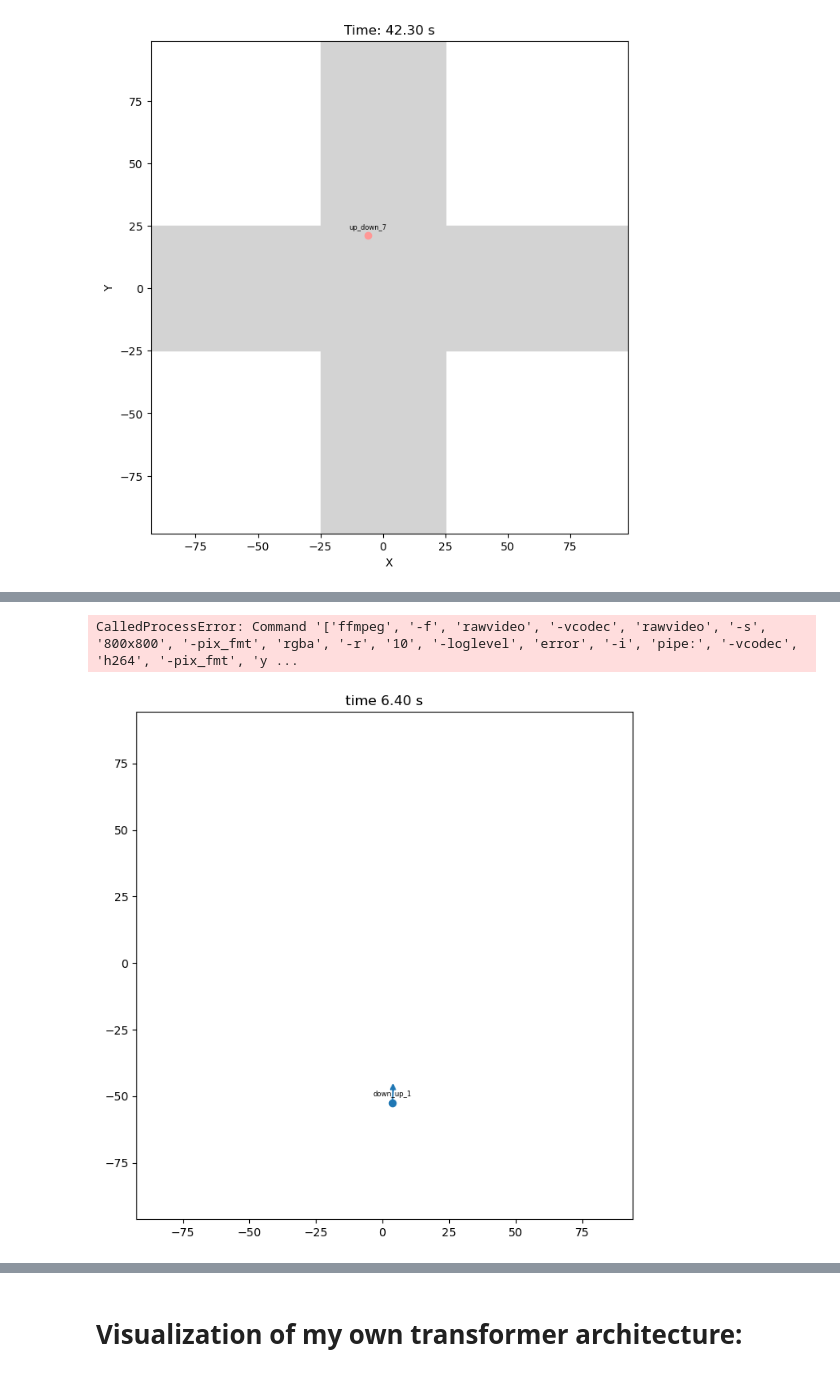
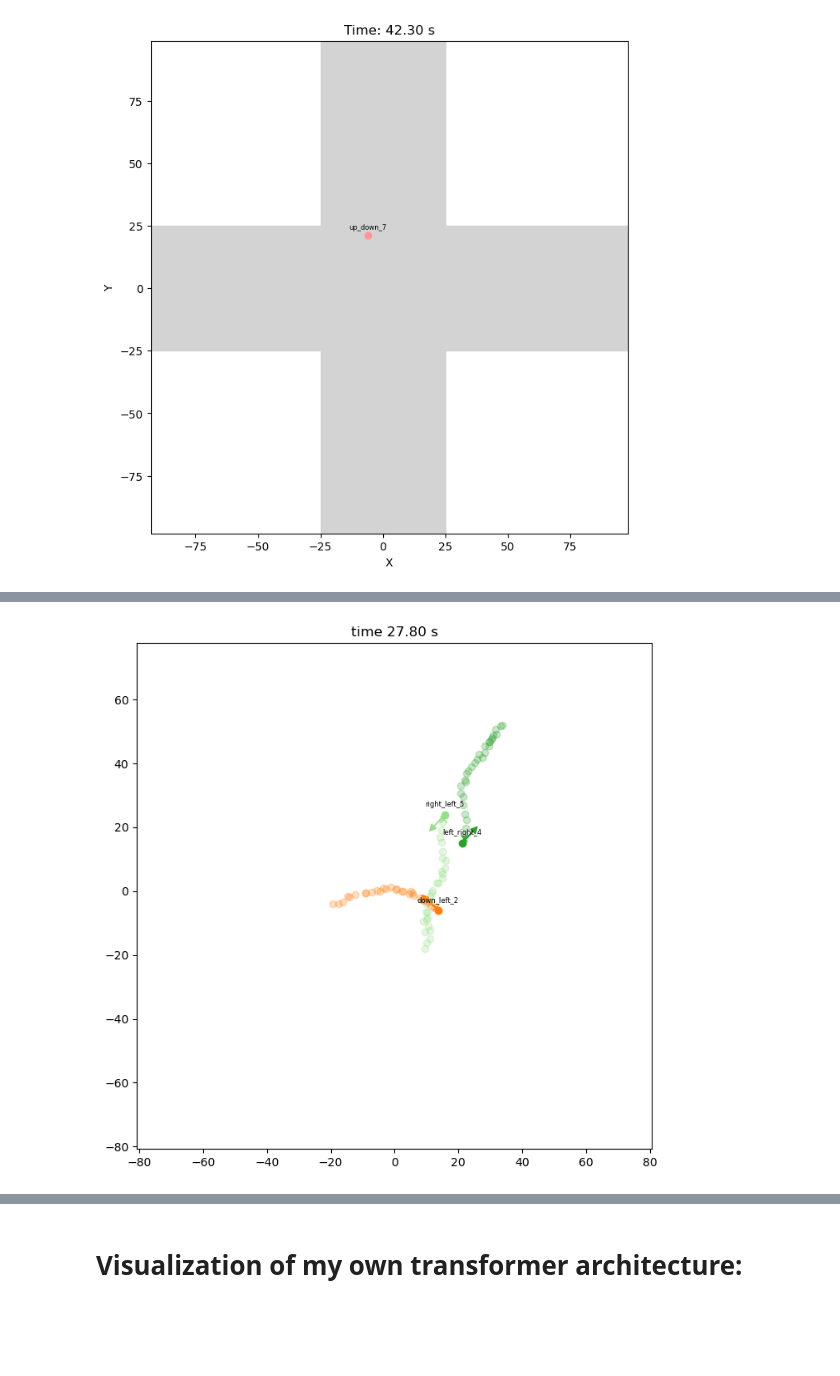
Before and after one commit to Dani13vg/Multi_Agent_Intersection, a Jupyter notebook: data_visualization.ipynb, the cells around one changed output, grey strips where cells are left out. Cells and saved outputs as stored; diff of their text form; code cells hidden in the pictures; blank space fills up the shorter version.

```diff
--- a/data_visualization.ipynb
+++ b/data_visualization.ipynb
@@ -726,11 +726,9 @@ def visualize_with_prediction(csv_folder,
 
 # ───────────── example call ─────────────
 if __name__ == '__main__':
-    csv_folder = 'csv/train_1k_simple_inclined_2_10m'
-    model_path = ('trained_params_archive/sumo_with_mpc_online_control/'
-                  'model_rot_gnn_mtl_np_sumo_0911_e3_1930.pth')
-
-    model_path = 'trained_params/sumo_001/20250607_214504_simple_inclined_2_10m/model_gnn_np_sumo_001_e3_0130.pth'
+    csv_folder = 'csv/train_1k_x_separate_10m'
+    model_path = 'trained_params_archive/sumo_with_mpc_online_control/model_rot_gnn_mtl_np_sumo_0911_e3_1930.pth' # Baseline model
+    # model_path = 'trained_params/sumo_001/20250607_214504_simple_inclined_2_10m/model_gnn_np_sumo_001_e3_0130.pth'
     out_vid = f'output/{datetime.datetime.now():%Y%m%d_%H%M}_inclined_2_my_wg_anim.mp4'
     device = 'cuda' if torch.cuda.is_available() else 'cpu'
 
@@ -749,2 +746 @@ Error while decoding stream #0:0: Invalid argument
-CalledProcessError: Command '['ffmpeg', '-f', 'rawvideo', '-vcodec', 'rawvideo', '-s', '800x800', '-pix_fmt', 'rgba', '-r', '10', '-loglevel', 'error', '-i', 'pipe:', '-vcodec', 'h264', '-pix_fmt', 'y ...
-[figure, old version]
+[figure, new version]
```
Also changed, not shown: parts of 21 cells of this notebook, 5 other files.
